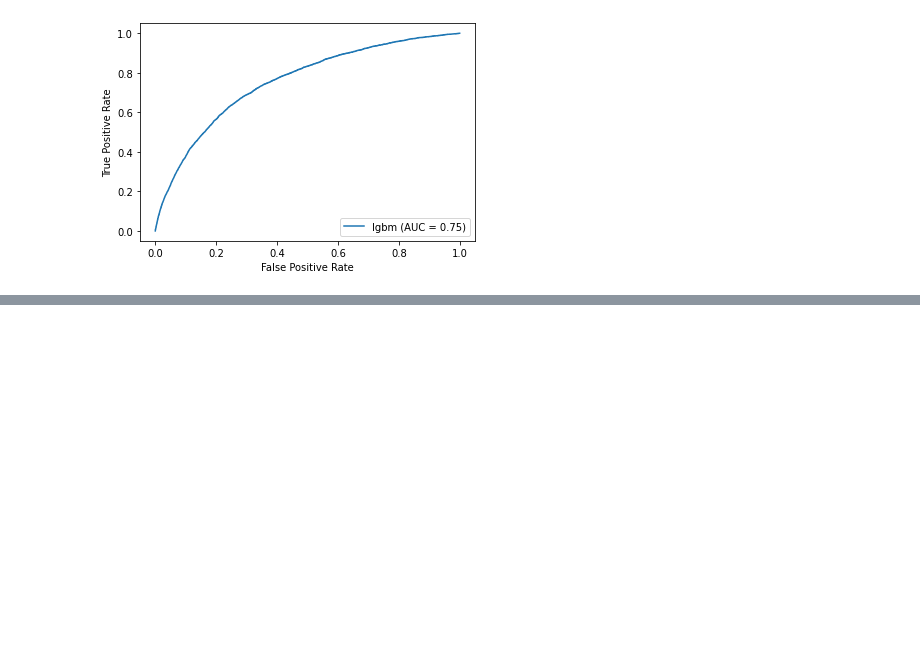
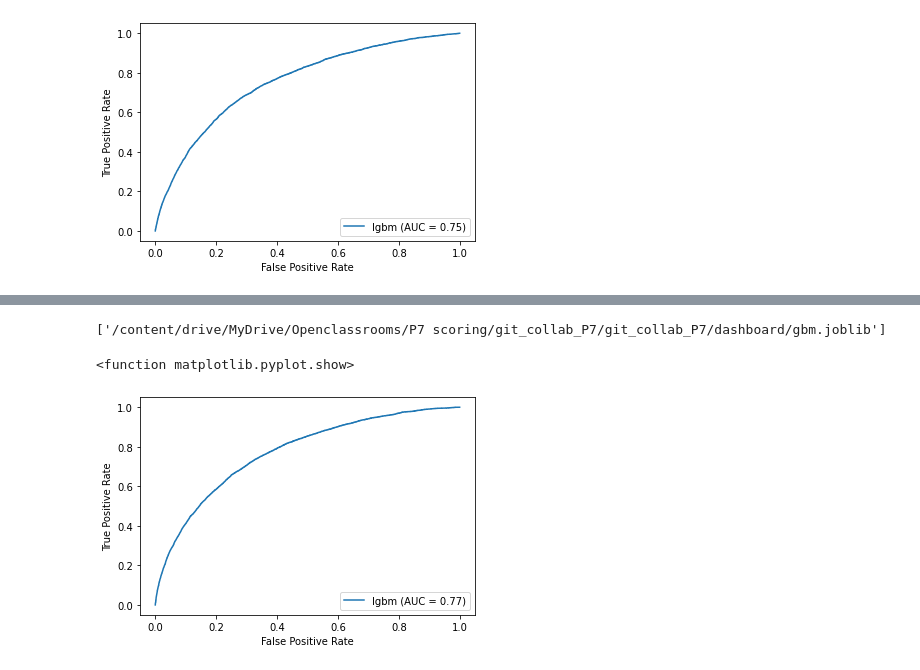
Before and after one commit to nikoko107/git_collab_P7, a Jupyter notebook: Notebook/selection_modele.ipynb, the cells around one changed output, grey strips where cells are left out. Saved outputs shown, nothing was run; the diff lists cells and outputs as text; code cells hidden in the pictures; blank space fills up the shorter version.

```diff
--- a/Notebook/selection_modele.ipynb
+++ b/Notebook/selection_modele.ipynb
@@ -633,0 +657,5 @@ plt.show
+# %%
+y_train = train["TARGET"]
+X_train = train.drop(["TARGET"],axis=1)
+y_test = test["TARGET"]
+X_test = test.drop(["TARGET"],axis=1)
@@ -633,0 +742,18 @@ plt.show
+# %%
+joblib.dump(gbm, '/content/drive/MyDrive/Openclassrooms/P7 scoring/git_collab_P7/git_collab_P7/dashboard/gbm.joblib')
+# %% [output]
+['/content/drive/MyDrive/Openclassrooms/P7 scoring/git_collab_P7/git_collab_P7/dashboard/gbm.joblib']
+# %%
+model =  joblib.load('/content/drive/MyDrive/Openclassrooms/P7 scoring/git_collab_P7/git_collab_P7/dashboard/gbm.joblib')
+# %%
+y_pred = model.predict(X_test)
+# %%
+fpr, tpr, thresholds = metrics.roc_curve(y_test, y_pred)
+roc_auc = metrics.auc(fpr, tpr)
+display = metrics.RocCurveDisplay(fpr=fpr, tpr=tpr, roc_auc=roc_auc,
+                                  estimator_name="lgbm")
+display.plot()
+plt.show
+# %% [output]
+<function matplotlib.pyplot.show>
+[figure, added]
```
Also changed, not shown: parts of 52 cells of this notebook, 10 other files.
